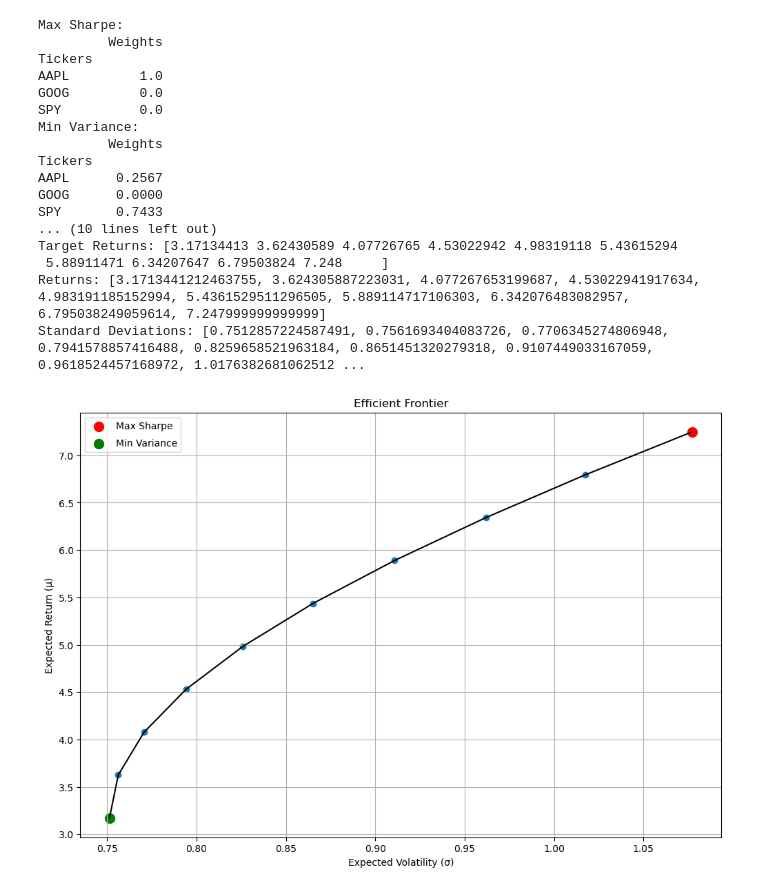
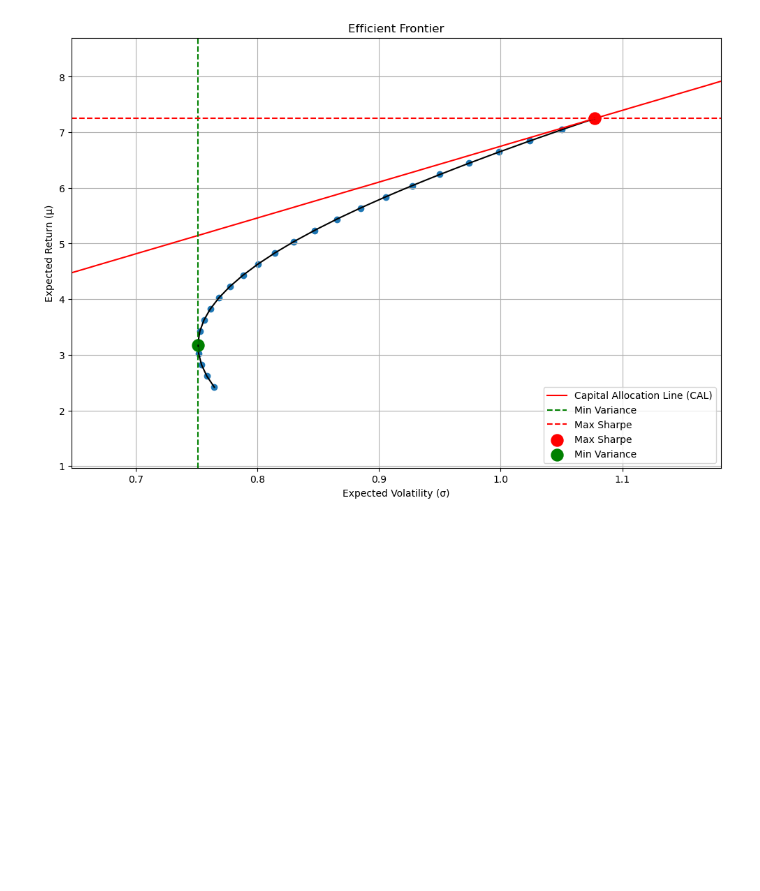
Before and after one commit to tejaskamtam/OpenQuant, a Jupyter notebook: optimizers.ipynb, the cells around one changed output. Cells and saved outputs as stored; diff of their text form; code cells hidden in the pictures; blank space fills up the shorter version.

Commit message:
add more readability and CAL to graph

```diff
--- a/optimizers.ipynb
+++ b/optimizers.ipynb
@@ -147,53 +147,45 @@ class Markowitz:
         """
         returns = []
         stds = []
-        target_returns = np.linspace(self._mean(self.min_variance(weight_constraint, risk_free_rate)[1]), self._mean(self.max_sharpe(risk_free_rate, weight_constraint)[1]), 10)
-        print("Target Returns:", target_returns)
+        min_var_x = self.min_variance(weight_constraint, risk_free_rate)[1]
+        max_sharpe_x = self.max_sharpe(risk_free_rate, weight_constraint)[1]
+        target_returns = np.linspace(self._mean(min_var_x) - self._sd(min_var_x), self._mean(max_sharpe_x), 25)
         for target_return in target_returns:
             opt = self.optimize(target_return=target_return, risk_free_rate=risk_free_rate, weight_constraint=weight_constraint)
             # append the means and stds as a percentage to 2 decimal places
             returns.append(opt[3])
             stds.append(opt[5])
-        print("Returns:", returns)
-        print("Standard Deviations:", stds)
         plt.figure(figsize=(12,8))
         plt.scatter(stds, returns, marker='o')
         plt.grid(True)
         plt.xlabel('Expected Volatility (\u03C3)')
         plt.ylabel('Expected Return (\u03BC)')
         plt.title('Efficient Frontier')
-        # Plot and label the max Sharpe portfolio and the min variance portfolio and show their values
-        plt.scatter(self._sd(self.max_sharpe(risk_free_rate, weight_constraint)[1]), self._mean(self.max_sharpe(risk_free_rate, weight_constraint)[1]),  marker='o', s=100, color='r',  label='Max Sharpe')
-        plt.scatter(self._sd(self.min_variance(weight_constraint, risk_free_rate)[1]), self._mean(self.min_variance(weight_constraint, risk_free_rate)[1]),  marker='o', s=100, color='g', label='Min Variance')
         # plot efficient frontier
         plt.plot(stds, returns,  color='black')
-        plt.legend(labelspacing=0.8)
+        # plot the best possible CAL as y= risk-free rate + (sharpe ratio * standard deviation of portfolio)
+        plt.plot(np.linspace(min(stds)-np.std(stds), max(stds)+np.std(stds)), risk_free_rate + (self.max_sharpe(risk_free_rate, weight_constraint)[2] * np.linspace(min(stds) - np.std(stds), max(stds)+np.std(stds))), color='r', label='Capital Allocation Line (CAL)')
+        # plot the min variance as a vertical dashed black line
+        plt.axvline(x=self._sd(self.min_variance(weight_constraint, risk_free_rate)[1]), color='g', linestyle='--', label='Min Variance')
+        # plot the max sharpe ratio as a horizontal dashed black line
+        plt.axhline(y=self._mean(self.max_sharpe(risk_free_rate, weight_constraint)[1]), color='r', linestyle='--', label='Max Sharpe')
+        # shift the plot to center on the efficient frontier
+        plt.xlim([min(stds) - np.std(stds), max(stds) + np.std(stds)])
+        plt.ylim([min(returns)-np.std(returns), max(returns)+np.std(returns)])
+         # Plot and label the max Sharpe portfolio and the min variance portfolio and show their values
+        plt.scatter(self._sd(self.max_sharpe(risk_free_rate, weight_constraint)[1]), self._mean(self.max_sharpe(risk_free_rate, weight_constraint)[1]),  marker='o', s=150, color='r',  label='Max Sharpe')
+        plt.scatter(self._sd(self.min_variance(weight_constraint, risk_free_rate)[1]), self._mean(self.min_variance(weight_constraint, risk_free_rate)[1]),  marker='o', s=150, color='g', label='Min Variance')
+
+        plt.legend()
         plt.show()
 # %%
 # test max sharpe
 tickers = ['AAPL', 'GOOG', 'SPY']
 returns =[[.8231, .3465, -.2651, .9075], [.3103, .6517, -.3867, .8391], [-.2484, .3446, -.2054, .5501] ]
 markowitz= Markowitz(tickers, returns, 4)
-markowitz.summary()
+# markowitz.summary()
 
 # test efficient frontier
-markowitz.efficient_frontier()
+markowitz.efficient_frontier(risk_free_rate=0.3)
 # %% [output]
-Max Sharpe:
-         Weights
-Tickers
-AAPL         1.0
-GOOG         0.0
-SPY          0.0
-Min Variance:
-         Weights
-Tickers
-AAPL      0.2567
-GOOG      0.0000
-SPY       0.7433
-... (10 lines left out)
-Target Returns: [3.17134413 3.62430589 4.07726765 4.53022942 4.98319118 5.43615294
- 5.88911471 6.34207647 6.79503824 7.248     ]
-Returns: [3.1713441212463755, 3.624305887223031, 4.077267653199687, 4.53022941917634, 4.983191185152994, 5.4361529511296505, 5.889114717106303, 6.342076483082957, 6.795038249059614, 7.247999999999999]
-Standard Deviations: [0.7512857224587491, 0.7561693404083726, 0.7706345274806948, 0.7941578857416488, 0.8259658521963184, 0.8651451320279318, 0.9107449033167059, 0.9618524457168972, 1.0176382681062512 ...
-[figure, old version]
+[figure, new version]
```
